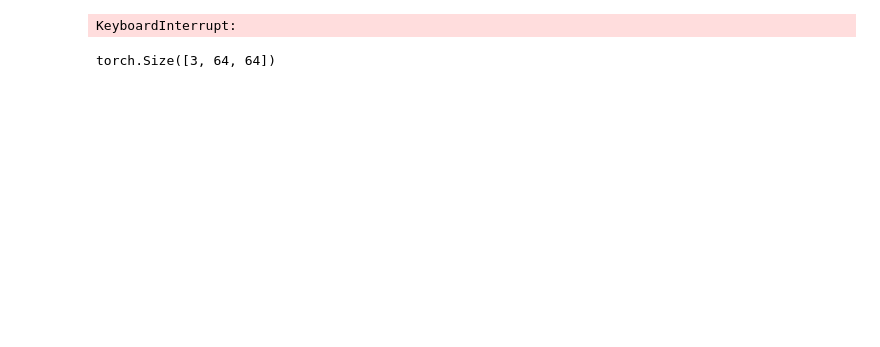
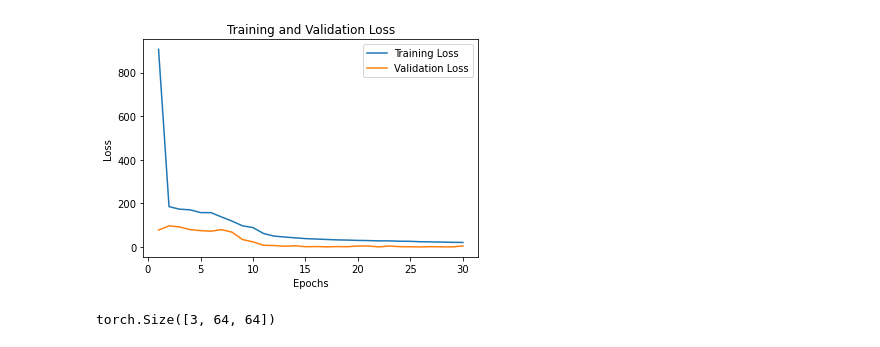
Before and after one commit to vanboven073/4AI00, a Jupyter notebook: Blender_Automation/CNN_tens_drop.ipynb, the cells around one changed output. Saved outputs shown, nothing was run; the diff lists cells and outputs as text; code cells hidden in the pictures; blank space fills up the shorter version.

Commit message:
Adjusted trianing loop and added descrip figures

```diff
--- a/Blender_Automation/CNN_tens_drop.ipynb
+++ b/Blender_Automation/CNN_tens_drop.ipynb
@@ -228,15 +229,15 @@ class CustomImageDataset(Dataset):
 # print('mean: '  + str(total_mean))
 # print('std:  '  + str(total_std))
 # %%
-input_image = Image.open('Test_Images\Train\drop_s41_v5_r0.5_str6_pos0_cam150.png')  # Replace 'input_image.jpg' with the path to your input image file
-transform = ToTensor()
-tensor = transform(input_image)
-# Calculate mean and standard deviation
-mean = torch.mean(tensor)
-std = torch.std(tensor)
+# input_image = Image.open('Test_Images\Train\drop_s41_v5_r0.5_str6_pos0_cam150.png')  # Replace 'input_image.jpg' with the path to your input image file
+# transform = ToTensor()
+# tensor = transform(input_image)
+# # Calculate mean and standard deviation
+# mean = torch.mean(tensor)
+# std = torch.std(tensor)
 
-# Normalize the data
-normalizer = Normalize(mean=[mean.item(), mean.item(), mean.item()], std=[std.item(), std.item(), std.item()])
+# # Normalize the data
+# normalizer = Normalize(mean=[mean.item(), mean.item(), mean.item()], std=[std.item(), std.item(), std.item()])
 # Set up the data
 transform = transforms.Compose([
     transforms.Resize(64),
@@ -341,6 +338,10 @@ num_epochs = 30
 best_val_loss = float('inf')
 patience = 5  # Number of epochs to wait for improvement
 counter = 0  # Counter to track the number of epochs without improvement
+
+train_losses = []  # List to store training losses
+val_losses = []  # List to store validation losses
+epoch_numbers = [] # List to store epoch numbers
 
 for epoch in range(num_epochs):
     running_loss = 0.0
@@ -389,6 +390,10 @@ for epoch in range(num_epochs):
             val_samples += inputs.size(0)
 
         average_val_loss = val_loss / val_samples
+        # Append the losses to the lists
+        train_losses.append(running_loss / len(train_loader))
+        val_losses.append(average_val_loss)
+        epoch_numbers.append(epoch + 1)  # Add the epoch number
         # print('Epoch %d - Validation Loss: %.6f' % (epoch + 1, average_val_loss))
         # Print the running loss and validation loss at the end of the epoch
         print('Epoch %d - Training Loss: %.6f - Validation Loss: %.6f' % (epoch + 1, running_loss / len(train_loader), average_val_loss))
@@ -398,7 +403,8 @@ for epoch in range(num_epochs):
         if average_val_loss < best_val_loss:
             best_val_loss = average_val_loss
             counter = 0
-            torch.save(model, 'trained_model')  # Save the best model
+            torch.save(model.state_dict(), 'trained_model')  # Save the best model
+
         else:
             counter += 1
             if counter >= patience:
@@ -406,4 +412,14 @@ for epoch in range(num_epochs):
                 break
 
     print('Epoch %d completed.' % (epoch + 1))
+
+# Plotting the losses
+# epochs = range(1, num_epochs + 1)
+plt.plot(epoch_numbers, train_losses, label='Training Loss')
+plt.plot(epoch_numbers, val_losses, label='Validation Loss')
+plt.xlabel('Epochs')
+plt.ylabel('Loss')
+plt.title('Training and Validation Loss')
+plt.legend()
+plt.show()
 # %% [output]
@@ -412,4 +443,4 @@ Epoch 1 completed.
-KeyboardInterrupt:
+[figure, added]
 # %%
 model = torch.load('trained_model')  # Replace 'trained_model.pth' with the path to your trained model file
 
```
Also changed, not shown: parts of 11 cells of this notebook.
